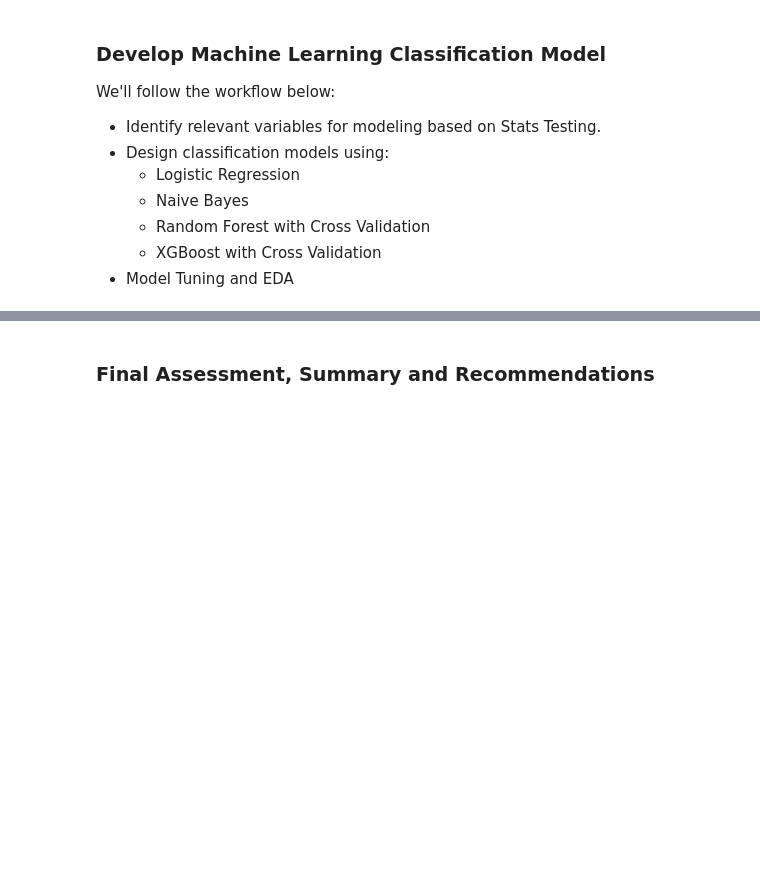
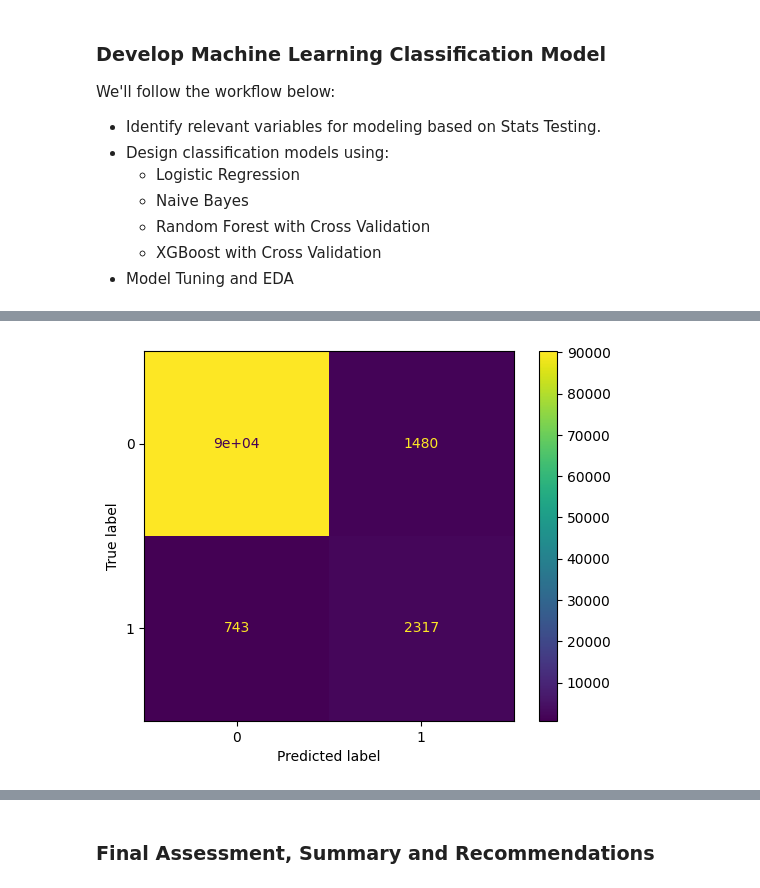
Before and after one commit to traha-89/Portafoglio, a Jupyter notebook: Landing Page Optimization/LP_CRAnalysis_Prediction_2.ipynb, the cells around one changed output, grey strips where cells are left out. Saved outputs shown, nothing was run; the diff lists cells and outputs as text; code cells hidden in the pictures; blank space fills up the shorter version.

```diff
--- a/Landing Page Optimization/LP_CRAnalysis_Prediction_2.ipynb
+++ b/Landing Page Optimization/LP_CRAnalysis_Prediction_2.ipynb
@@ -785,0 +812,13 @@ We'll follow the workflow below:
+# %%
+# 1. Fit the model
+gnb = GaussianNB()
+gnb.fit(X_train_scaled,y_train)
+
+# 2. Get predictions on test data
+y_preds_nb = gnb.predict(X_test_scaled)
+y_prob_nb = gnb.predict_proba(X_test_scaled)[:, 1]
+# %%
+# Plot Confusion Matrix
+conf_matrix(gnb, y_preds_nb)
+# %% [output]
+[figure, added]
```
Also changed, not shown: parts of 37 cells of this notebook.
